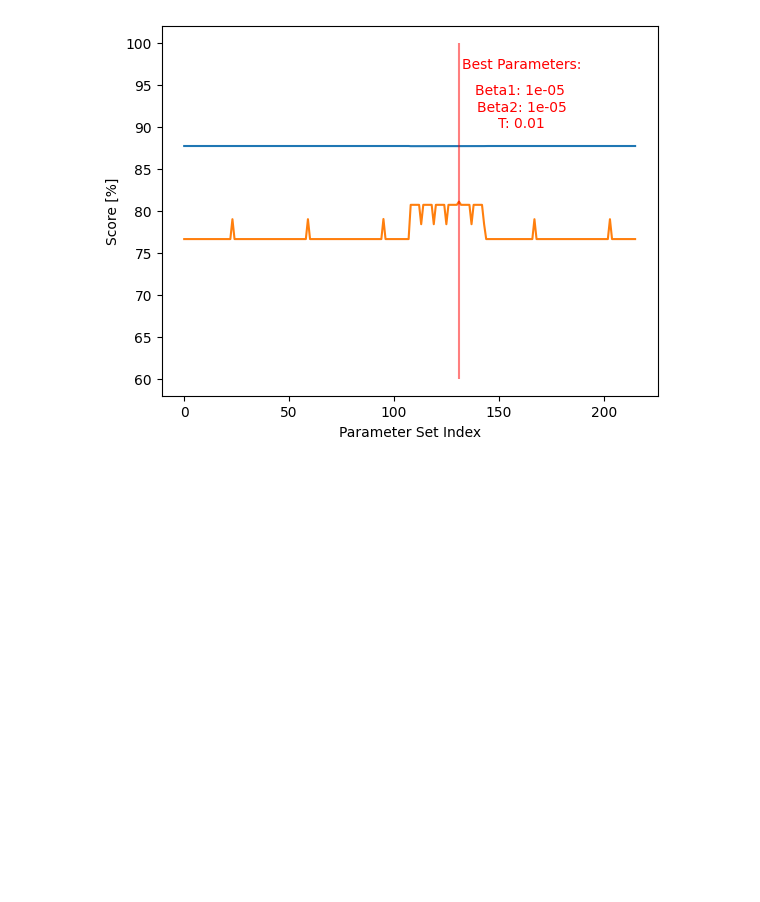
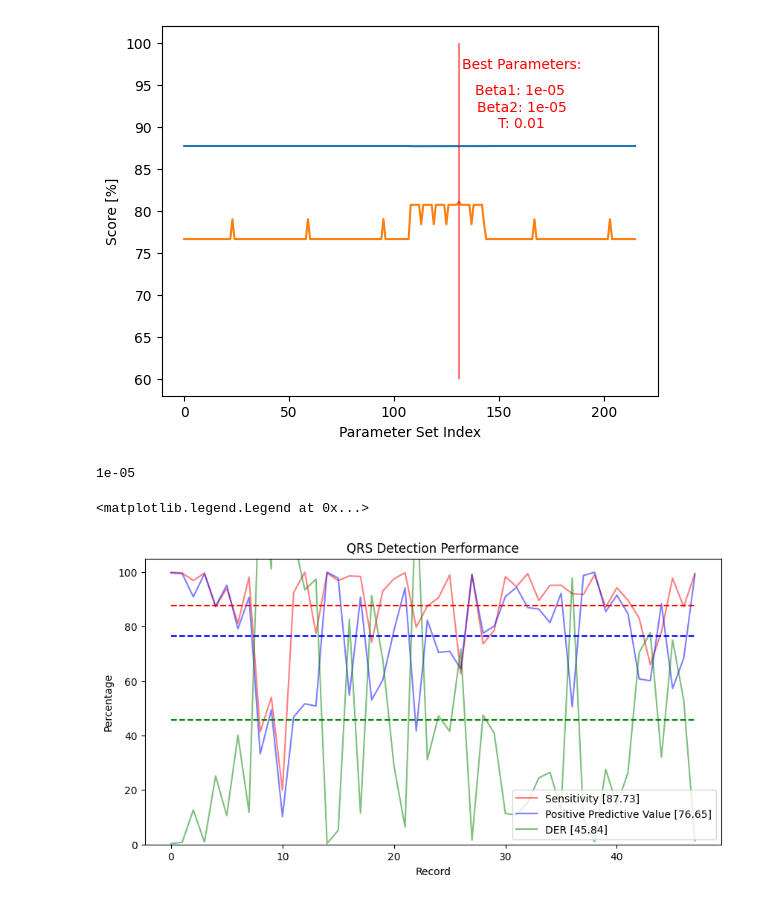
Before and after one commit to strojanski/biomed-signal-processing, a Jupyter notebook: qrs_detection/plot_scores.ipynb, the cells around one changed output. Saved outputs shown, nothing was run; the diff lists cells and outputs as text; code cells hidden in the pictures; blank space fills up the shorter version.

```diff
--- a/qrs_detection/plot_scores.ipynb
+++ b/qrs_detection/plot_scores.ipynb
@@ -320,19 +320,28 @@ plt.xlabel("Parameter Set Index")
 # %% [output]
 Text(0.5, 0, 'Parameter Set Index')
 [figure]
+# %%
+float(1e-5)
+# %% [output]
+1e-05
 # %%
-# import matplotlib.pyplot as plt
+import matplotlib.pyplot as plt
 
-# df = pd.read_csv("gridsearch_csv/results_0.0001_0.0001_0.01.txt.csv")
-# plt.figure(figsize=(20, 10))
-# plt.plot(df["Sensitivity"], label="Sensitivity", c="r", alpha=0.5)
-# plt.plot(df["Positive Predictive Value"], label="Positive Predictive Value", c="b", alpha=0.5)
-# plt.plot(df["DER"], label="DER", c="g", alpha=0.5)
-# plt.ylim(0, 105)
-# plt.title("QRS Detection Performance")
-# plt.xlabel("Record")
-# plt.ylabel("Percentage")
-# plt.plot([df["Sensitivity"].mean()] * len(df), c="r", label=f"Sensitivity Mean: {df['Sensitivity'].mean():.2f}", linestyle="--")
-# plt.plot([df["Positive Predictive Value"].mean()] * len(df), c="b", label=f"Positive Predictive Value Mean: {df['Positive Predictive Value'].mean():.2f}", linestyle="--")
-# plt.plot([df["DER"].mean()] * len(df), c="g", label=f"DER Mean: {df['DER'].mean():.2f}", linestyle="--")
-# plt.legend()
+# df = pd.read_csv("gridsearch_csv/results_1e-05_1e-05_0.01.txt.csv")
+df = pd.read_csv("gridsearch_csv/results_0.01_0.01_0.01.txt.csv")
+
+plt.figure(figsize=(10,5))
+plt.plot(df["Sensitivity"], label=f"Sensitivity [{df['Sensitivity'].mean():.2f}]", c="r", alpha=0.5)
+plt.plot(df["Positive Predictive Value"], label=f"Positive Predictive Value [{df['Positive Predictive Value'].mean():.2f}]", c="b", alpha=0.5)
+plt.plot(df["DER"], label=f"DER [{df['DER'].mean():.2f}]", c="g", alpha=0.5)
+plt.ylim(0, 105)
+plt.title("QRS Detection Performance")
+plt.xlabel("Record")
+plt.ylabel("Percentage")
+plt.plot([df["Sensitivity"].mean()] * len(df), c="r",  linestyle="--")
+plt.plot([df["Positive Predictive Value"].mean()] * len(df), c="b" , linestyle="--")
+plt.plot([df["DER"].mean()] * len(df), c="g",  linestyle="--")
+plt.legend()
+# %% [output]
+<matplotlib.legend.Legend at 0x...>
+[figure, added]
```
Also changed, not shown: 16 other files.
